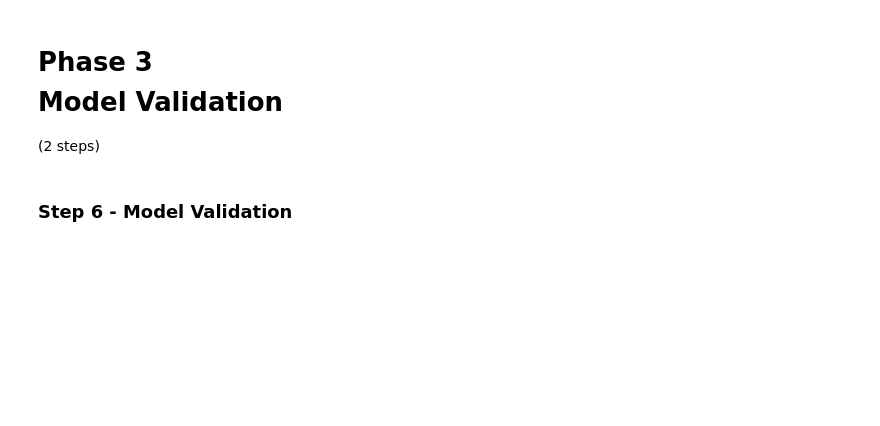
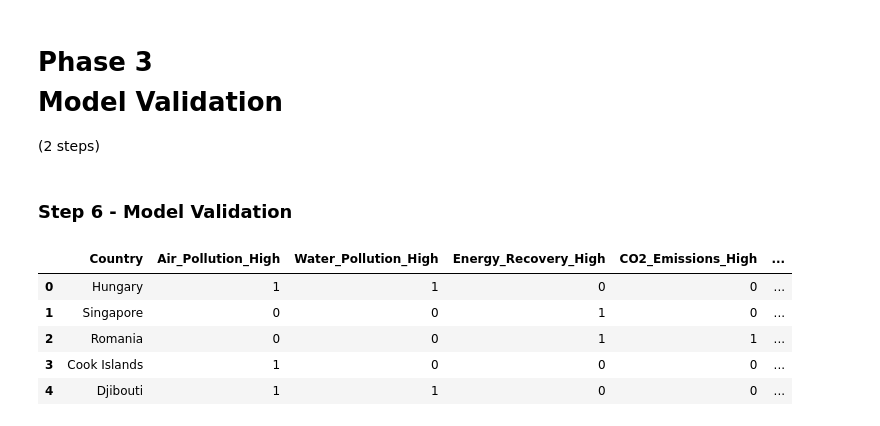
Before and after one commit to princypandya/Global-Pollution-Analysis-and-Energy-Recovery, a Jupyter notebook: Assi8_CNN_Apriopri_Evaluation_Validation.ipynb, the cells around one changed output. Drawn from its saved outputs; the diff is of its cells as text; code cells hidden in the pictures; blank space fills up the shorter version.

```diff
--- a/Assi8_CNN_Apriopri_Evaluation_Validation.ipynb
+++ b/Assi8_CNN_Apriopri_Evaluation_Validation.ipynb
@@ -465,3 +466,12 @@ plot_association_rules(rules)
 # %% [markdown]
 <h3>Step 6 - Model Validation
 </h3>
+# %%
+df
+# %% [output]
+|  | Country | Air_Pollution_High | Water_Pollution_High | Energy_Recovery_High | CO2_Emissions_High | ... |
+| 0 | Hungary | 1 | 1 | 0 | 0 | ... |
+| 1 | Singapore | 0 | 0 | 1 | 0 | ... |
+| 2 | Romania | 0 | 0 | 1 | 1 | ... |
+| 3 | Cook Islands | 1 | 0 | 0 | 0 | ... |
+| 4 | Djibouti | 1 | 1 | 0 | 0 | ... |
```
Also changed, not shown: parts of 5 cells of this notebook.
